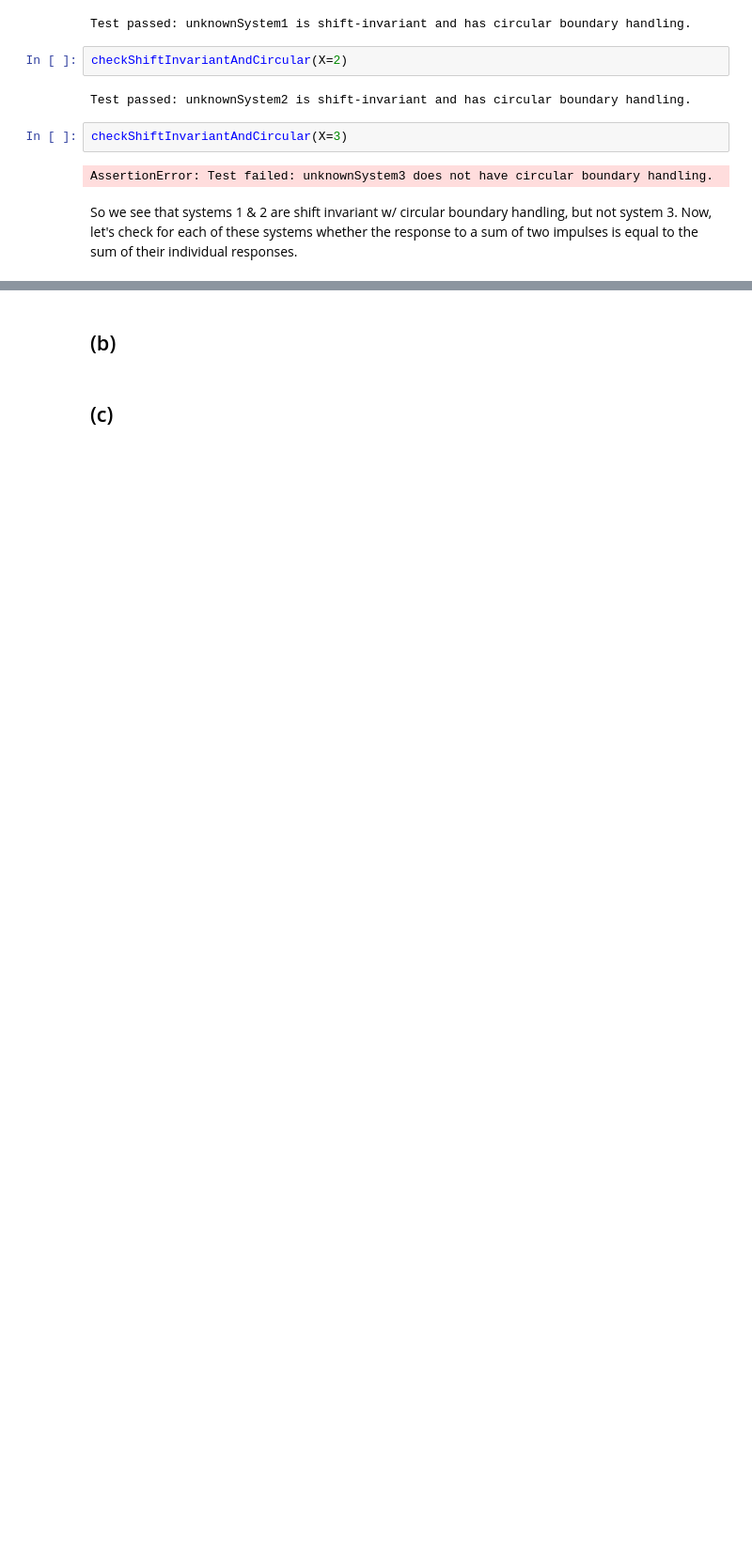
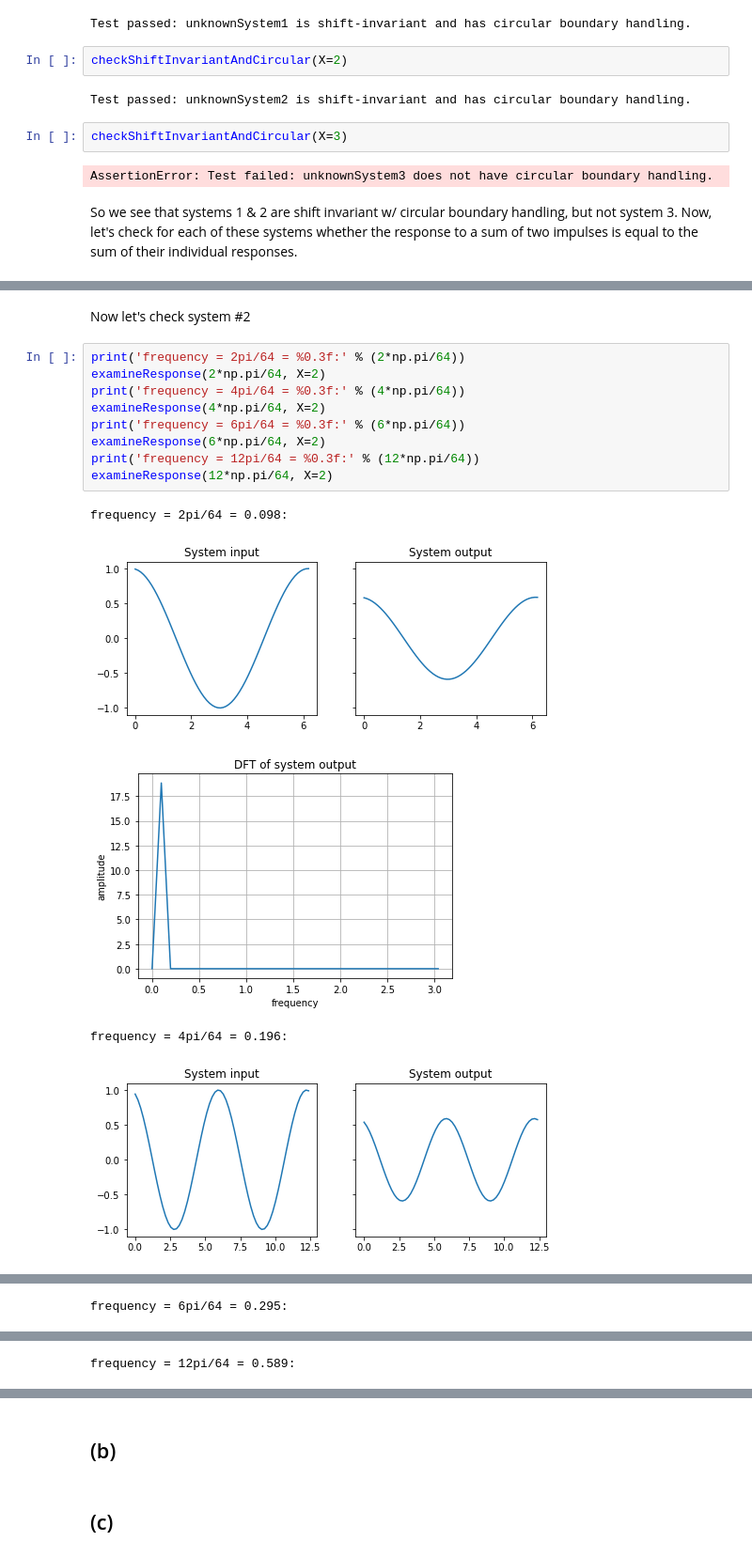
Before and after one commit to rfeinman/hw-mathtools, a Jupyter notebook: hw3_Feinman/hw3.ipynb, the cells around one changed output, grey strips where cells are left out. Shown: that part at 94% size. Saved outputs shown, nothing was run; the diff lists cells and outputs as text; blank space fills up the shorter version.

```diff
--- a/hw3_Feinman/hw3.ipynb
+++ b/hw3_Feinman/hw3.ipynb
@@ -481,0 +563,17 @@ def checkLinearity(X, verbose=False):
+# %% [markdown]
+Now let's check system #2
+# %%
+print('frequency = 2pi/64 = %0.3f:' % (2*np.pi/64))
+examineResponse(2*np.pi/64, X=2)
+print('frequency = 4pi/64 = %0.3f:' % (4*np.pi/64))
+examineResponse(4*np.pi/64, X=2)
+print('frequency = 6pi/64 = %0.3f:' % (6*np.pi/64))
+examineResponse(6*np.pi/64, X=2)
+print('frequency = 12pi/64 = %0.3f:' % (12*np.pi/64))
+examineResponse(12*np.pi/64, X=2)
+# %% [output]
+frequency = 2pi/64 = 0.098:
+[figure, added]
+[figure, added]
+frequency = 4pi/64 = 0.196:
+[figure, added]
@@ -481,0 +581 @@ def checkLinearity(X, verbose=False):
+frequency = 6pi/64 = 0.295:
@@ -481,0 +584 @@ def checkLinearity(X, verbose=False):
+frequency = 12pi/64 = 0.589:
```
Also changed, not shown: parts of 31 cells of this notebook.
